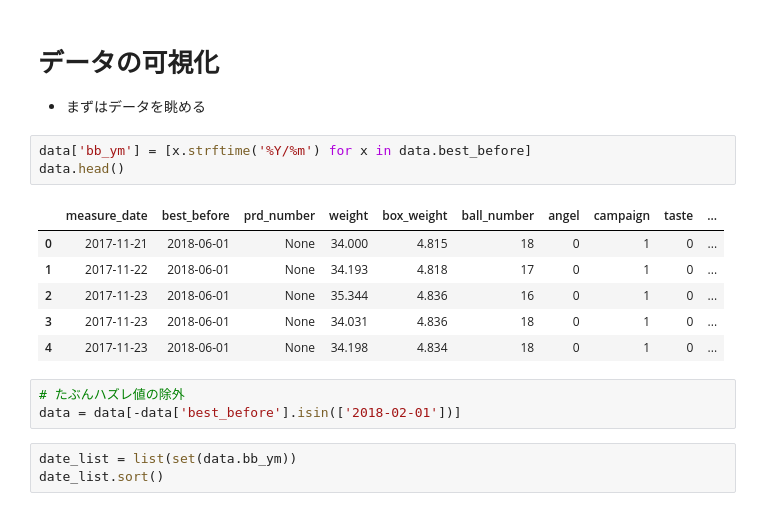
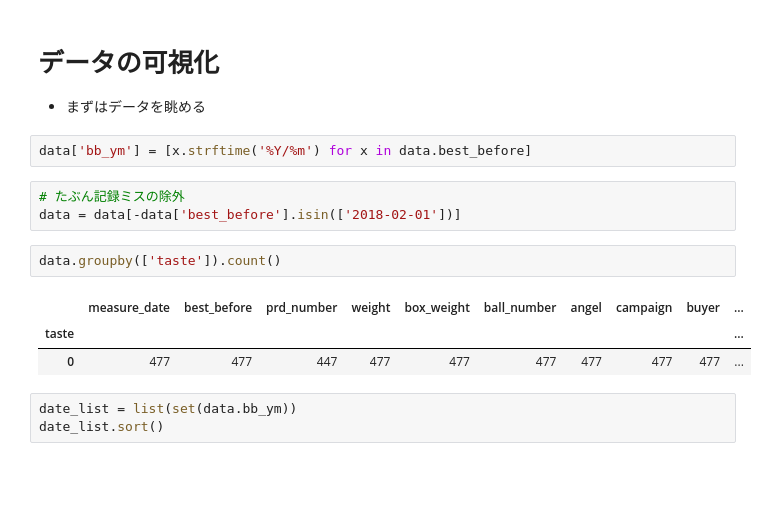
Before and after one commit to tok41/choco-ball-statistics, a Jupyter notebook: analysis/jupyter/check_net_weight.ipynb, the cells around one changed output. Drawn from its saved outputs; the diff is of its cells as text; blank space fills up the shorter version.

Commit message:
update check_net_weight

```diff
--- a/analysis/jupyter/check_net_weight.ipynb
+++ b/analysis/jupyter/check_net_weight.ipynb
@@ -46,17 +39,15 @@ data.groupby(['taste']).count()
 - まずはデータを眺める
 # %%
 data['bb_ym'] = [x.strftime('%Y/%m') for x in data.best_before]
-data.head()
-# %% [output]
-|  | measure_date | best_before | prd_number | weight | box_weight | ball_number | angel | campaign | taste | ... |
-| 0 | 2017-11-21 | 2018-06-01 | None | 34.000 | 4.815 | 18 | 0 | 1 | 0 | ... |
-| 1 | 2017-11-22 | 2018-06-01 | None | 34.193 | 4.818 | 17 | 0 | 1 | 0 | ... |
-| 2 | 2017-11-23 | 2018-06-01 | None | 35.344 | 4.836 | 16 | 0 | 1 | 0 | ... |
-| 3 | 2017-11-23 | 2018-06-01 | None | 34.031 | 4.836 | 18 | 0 | 1 | 0 | ... |
-| 4 | 2017-11-23 | 2018-06-01 | None | 34.198 | 4.834 | 18 | 0 | 1 | 0 | ... |
 # %%
-# たぶんハズレ値の除外
+# たぶん記録ミスの除外
 data = data[-data['best_before'].isin(['2018-02-01'])]
+# %%
+data.groupby(['taste']).count()
+# %% [output]
+|  | measure_date | best_before | prd_number | weight | box_weight | ball_number | angel | campaign | buyer | ... |
+| taste |  |  |  |  |  |  |  |  |  | ... |
+| 0 | 477 | 477 | 447 | 477 | 477 | 477 | 477 | 477 | 477 | ... |
 # %%
 date_list = list(set(data.bb_ym))
 date_list.sort()
```
Also changed, not shown: parts of 7 cells of this notebook.
